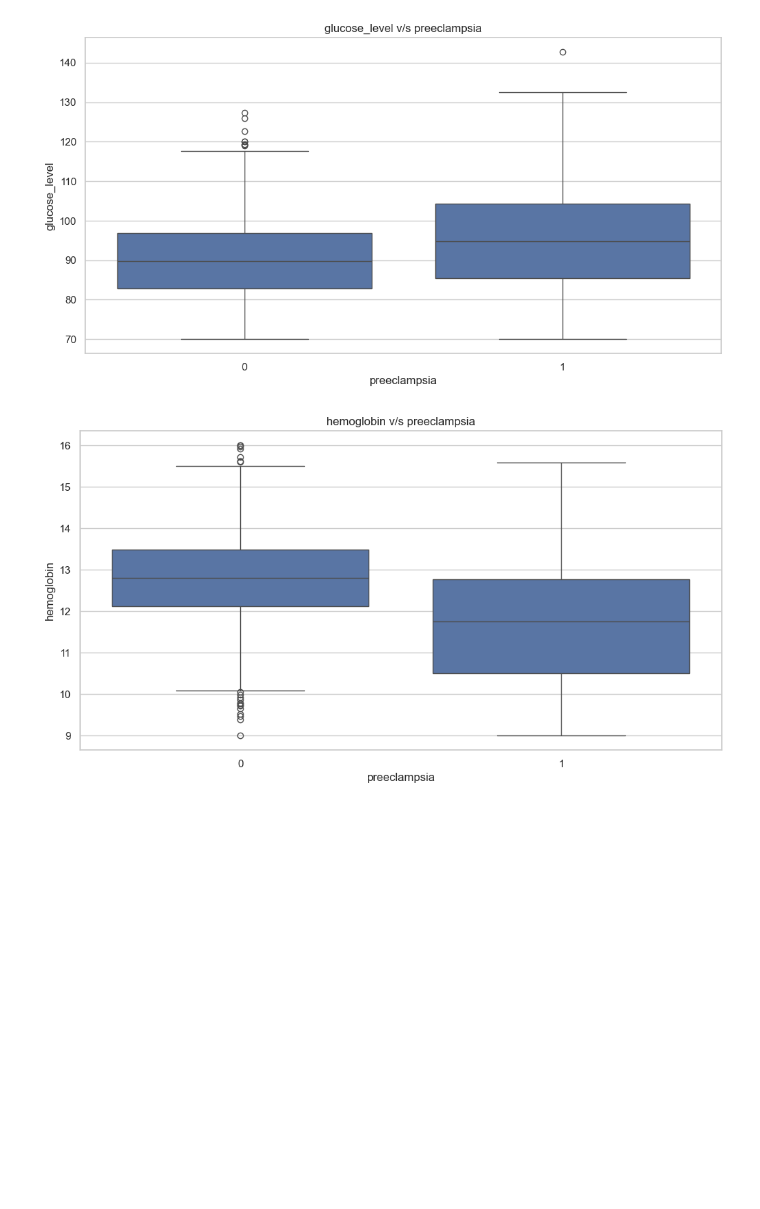
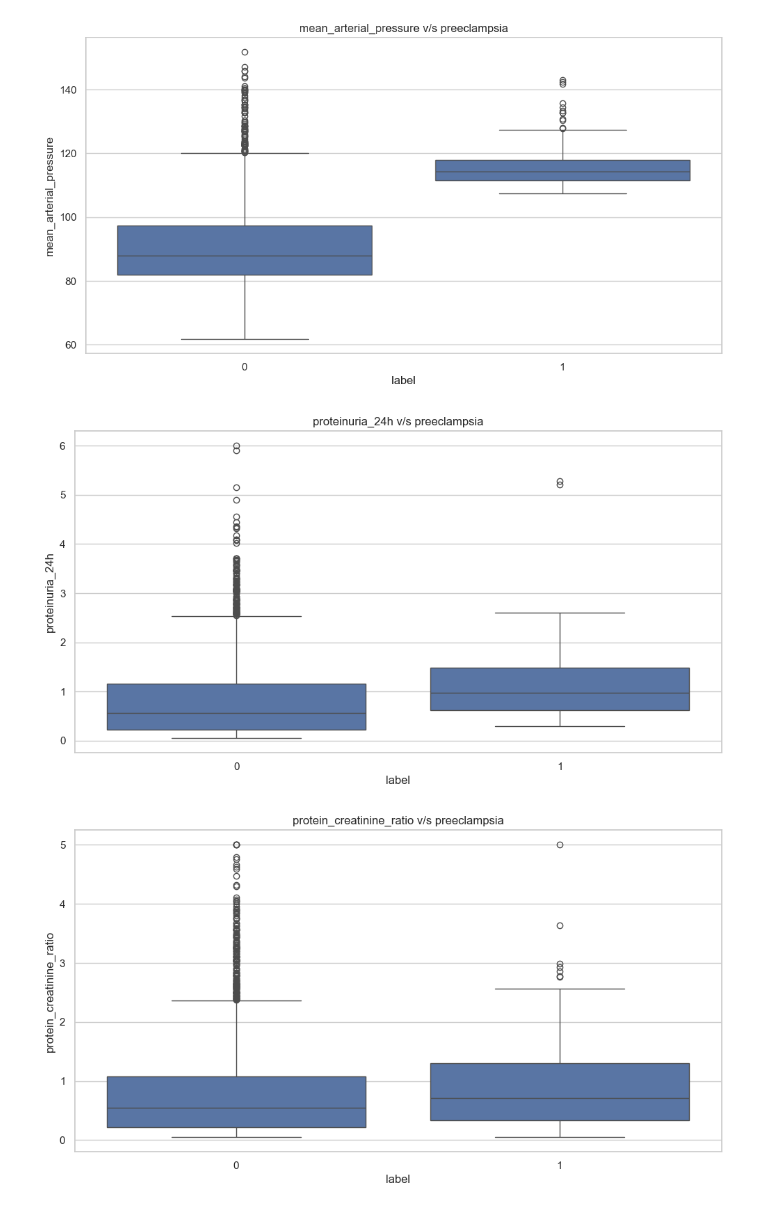
Before and after one commit to shar2710/maternalguardai, a Jupyter notebook: backend/notebooks/01_data_exploration.ipynb, the cells around one changed output. Saved outputs shown, nothing was run; the diff lists cells and outputs as text; code cells hidden in the pictures; blank space fills up the shorter version.

```diff
--- a/backend/notebooks/01_data_exploration.ipynb
+++ b/backend/notebooks/01_data_exploration.ipynb
@@ -7,8 +7,8 @@ import seaborn as sns
 sns.set(style='whitegrid')
 plt.rcParams["figure.figsize"]=(12, 6)
 
-df=pd.read_csv('sample_data (1).csv')
+df=pd.read_csv('comprehensive_preeclampsia_dataset.csv')
 
-print("sape:", df.shape)
-df.head()
+print(df.shape)
+df.columns
 # %% [output]
@@ -80,6 +93,14 @@ plt.show()
 # %%
-for feature in ['bmi', 'blood_pressure_systolic', 'glucose_level', 'hemoglobin']:
-    sns.boxplot(data=df, x='preeclampsia', y=feature)
+for feature in ['systolic_bp', 'diastolic_bp', 'mean_arterial_pressure',
+    'proteinuria_24h', 'protein_creatinine_ratio',
+    'serum_uric_acid', 'serum_creatinine',
+    'age', 'bmi', 'gestational_age',
+    'chronic_hypertension', 'diabetes', 'nulliparous',
+    'multiple_pregnancy', 'headache',
+    'alt_sgpt', 'platelet_count',
+    'visual_disturbance', 'epigastric_pain',
+    'swelling_edema', 'hemoglobin']:
+    sns.boxplot(data=df, x='label', y=feature)
     plt.title(f'{feature} v/s preeclampsia')
     plt.show()
 # %% [output]
@@ -88,2 +109,3 @@ for feature in ['bmi', 'blood_pressure_systolic', 'glucose_level', 'hemoglobin']
-[figure, old version]
+[figure, new version]
-[figure, old version]
+[figure, new version]
+[figure, added]
```
Also changed, not shown: parts of 8 cells of this notebook, 16 other files.
